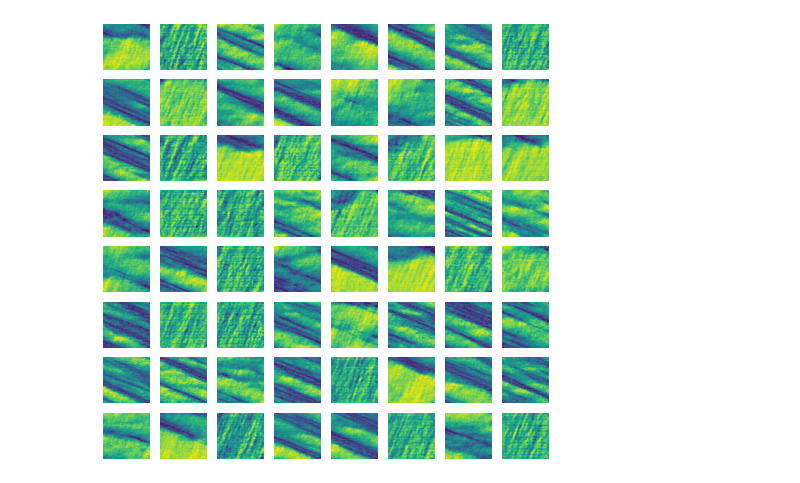
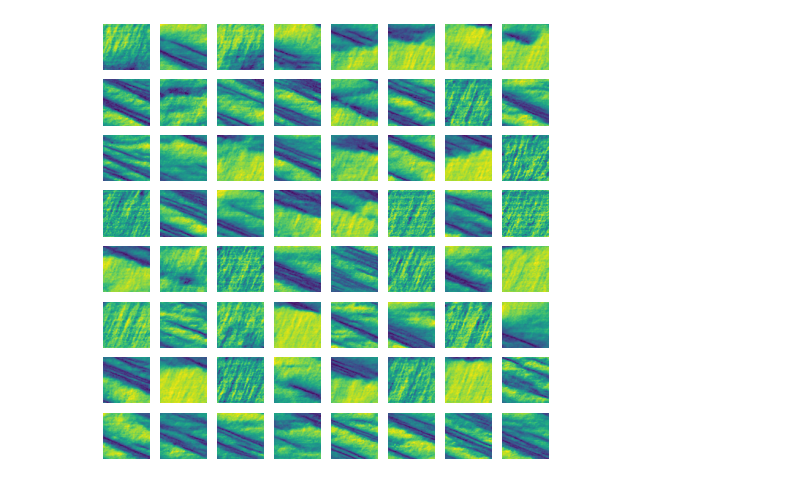
Before and after one commit to benchoi93/DGMinTransportation, a Jupyter notebook: TimeSpaceDiagram/GAN_completed.ipynb, the cells around one changed output. Drawn from its saved outputs; the diff is of its cells as text; code cells hidden in the pictures.

Commit message:
Finalize Data Preprocessing and GAN

```diff
--- a/TimeSpaceDiagram/GAN_completed.ipynb
+++ b/TimeSpaceDiagram/GAN_completed.ipynb
@@ -14,6 +31,0 @@ data = np.load("data.npy")
-# %%
-fig, ax = plt.subplots(8, 8, figsize=(8, 8))
-for i in range(8):
-    for j in range(8):
-        ax[i, j].imshow(data[np.random.randint(data.shape[0])][0].T, origin="lower" )
-        ax[i, j].axis("off")
@@ -113,13 +127,14 @@ for epoch in range(num_epochs):
     running_loss_G = 0.0
     for i, data in enumerate(train_loader, 0):
         # Update Discriminator: maximize log(D(x)) + log(1 - D(G(z)))
-        ## Train with all-real batch
+        ## Train with real batch
         discriminator.zero_grad()
-        real_cpu = data.to(device)
-        batch_size = real_cpu.size(0)
-        label = torch.full((batch_size,), real_label, device=device).float()  # Convert to float
+        real_data = data.to(device)
+        batch_size = real_data.size(0)
+        label = torch.full((batch_size,), real_label, device=device).float()
 
-        output = discriminator(real_cpu).view(-1)
+        output = discriminator(real_data).view(-1)
+        # errD_real = -[y_i * log(D(x_i))] where y_i=1 for real
         errD_real = criterion(output, label)
         errD_real.backward()
         D_x = output.mean().item()
@@ -129,28 +144,30 @@ for epoch in range(num_epochs):
         fake = generator(noise)
         label.fill_(fake_label)
         output = discriminator(fake.detach()).view(-1)
+        # errD_fake = -[(1 - y_i) * log(1 - D(G(z_i)))] where y_i=0 for fake
         errD_fake = criterion(output, label)
         errD_fake.backward()
         D_G_z1 = output.mean().item()
         errD = errD_real + errD_fake
         optim_disc.step()
 
-        running_loss_D += errD.item()
+        running_loss_D += errD.item()*batch_size
 
         # Update Generator: maximize log(D(G(z)))
         generator.zero_grad()
         label.fill_(real_label)  # fake labels are real for generator cost
         output = discriminator(fake).view(-1)
+        # errG = -[y_i * log(D(G(z_i)))] where y_i=1 for real
         errG = criterion(output, label)
         errG.backward()
         D_G_z2 = output.mean().item()
         optim_gen.step()
 
-        running_loss_G += errG.item()
+        running_loss_G += errG.item()*batch_size
 
     # Print averaged loss per epoch
-    avg_loss_D = running_loss_D / len(train_loader)
-    avg_loss_G = running_loss_G / len(train_loader)
+    avg_loss_D = running_loss_D / train_size
+    avg_loss_G = running_loss_G / train_size
     print(f'Epoch [{epoch+1}/{num_epochs}] Loss_D: {avg_loss_D:.4f} Loss_G: {avg_loss_G:.4f}')
 
 # Save the model after training
@@ -178,25 +195,23 @@ Generator and Discriminator models saved.
 # %%
 z_dim = 64
 
 device = "cpu"
 
 model = Generator(z_dim).to(device)
 model.load_state_dict(torch.load('generator.pth', map_location="cpu"))
 model.eval()
 
 # Sample from the latent space
 with torch.no_grad():
     z = torch.randn(64, z_dim).to(device)
     sample = model(z).cpu()
-
-# Convert and visualize the sample
-sample = sample.permute(0, 2, 3, 1).numpy()
+    sample = sample.numpy()
 
 fig, ax = plt.subplots(8, 8, figsize=(8, 8))
 for i in range(8):
     for j in range(8):
-        ax[i, j].imshow(sample[i * 8 + j][:,:,0], origin="lower")
+        ax[i, j].imshow(sample[i * 8 + j][0,:,:], origin="lower")
         ax[i, j].axis("off")
 plt.show()
 # %% [output]
-[figure, old version]
+[figure, new version]
```
Also changed, not shown: parts of 7 cells of this notebook, 2 other files.
